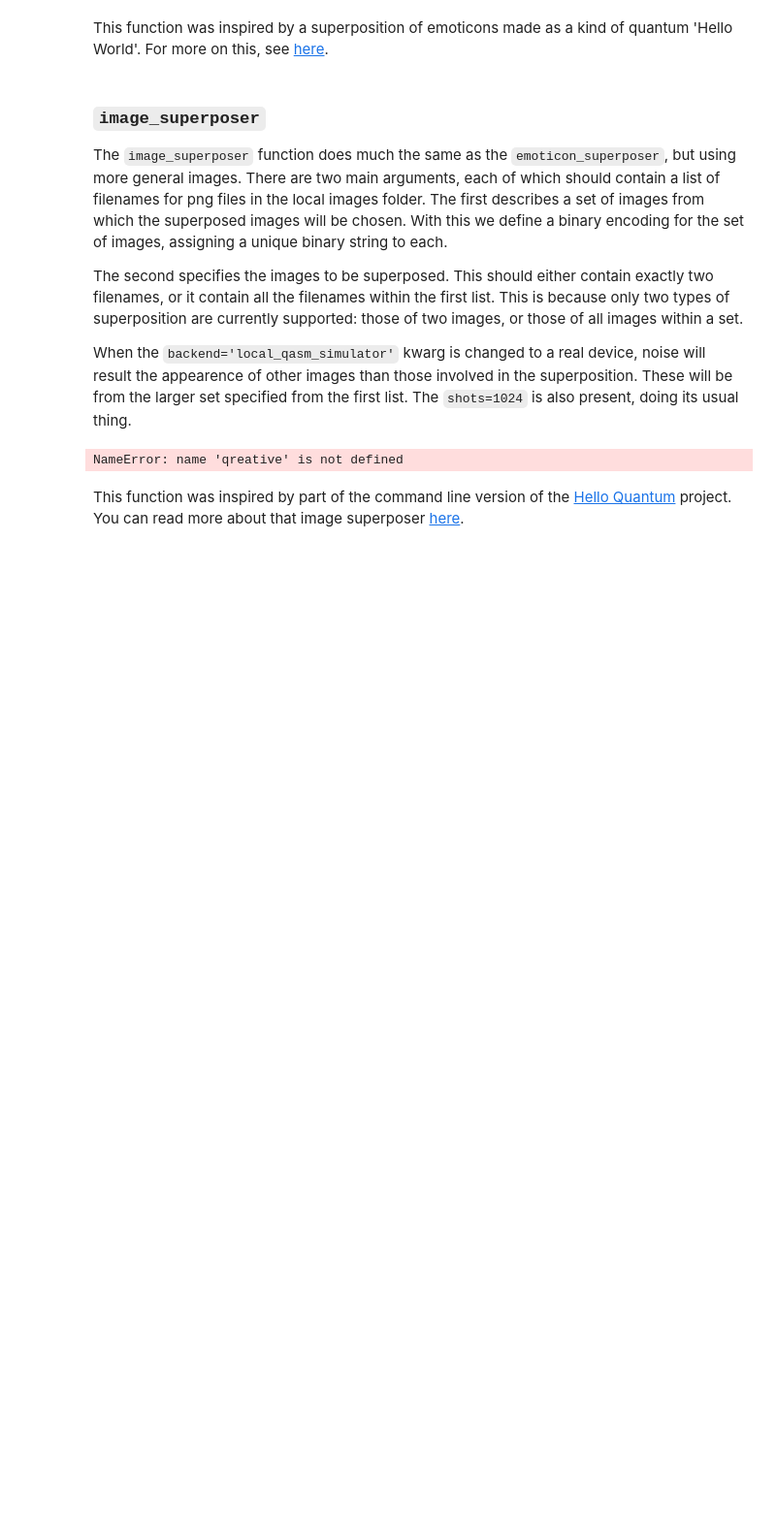
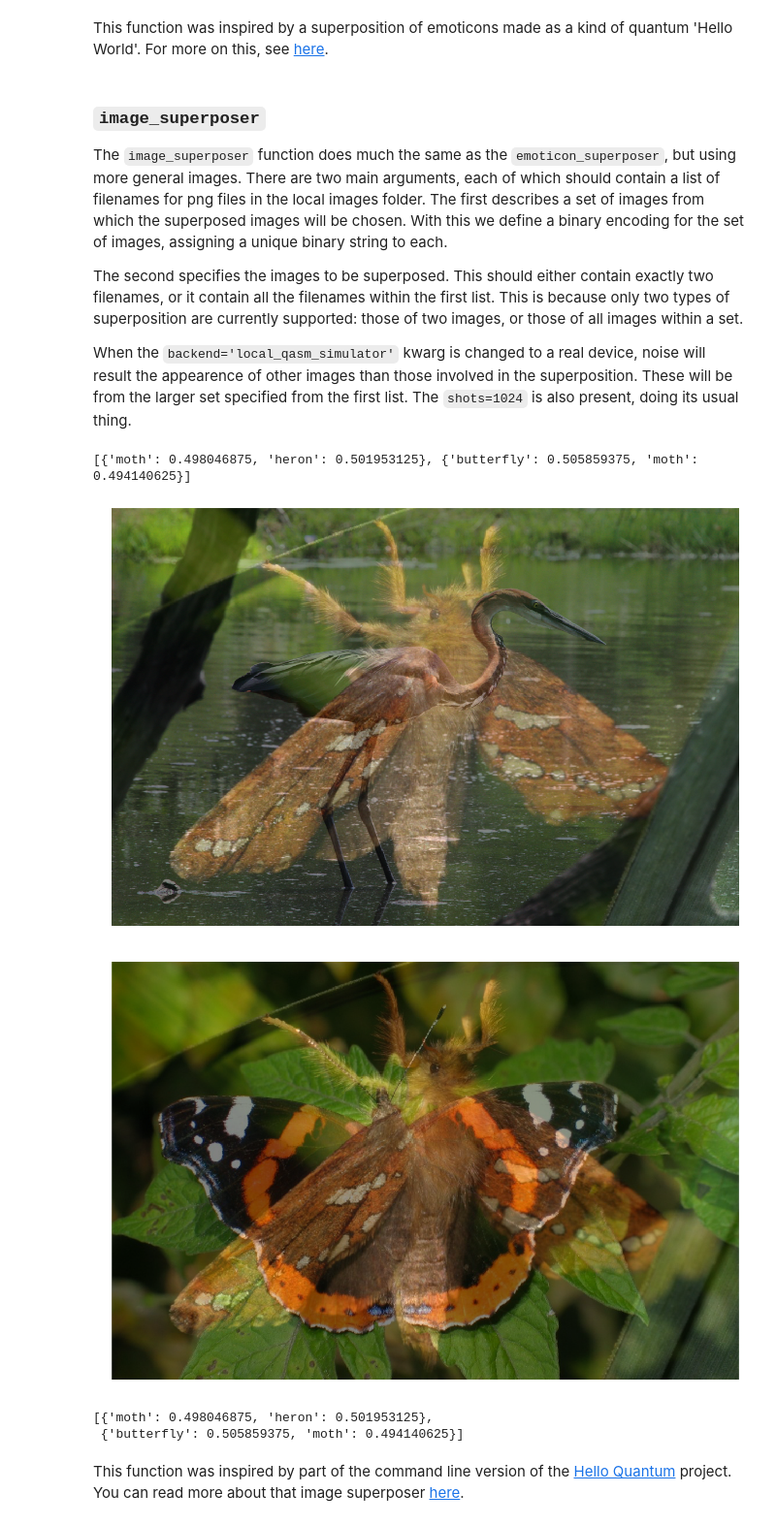
Before and after one commit to quantumjim/qreative, a Jupyter notebook: tutorials/how-to-use--superposers.ipynb, the cells around one changed output. Shown at 97% size. Cells and saved outputs as stored; diff of their text form; code cells hidden in the pictures; blank space fills up the shorter version.

```diff
--- a/tutorials/how-to-use--superposers.ipynb
+++ b/tutorials/how-to-use--superposers.ipynb
@@ -95,8 +95,12 @@ The second specifies the images to be superposed. This should either contain exa
 
 When the `backend='local_qasm_simulator'` kwarg is changed to a real device, noise will result the appearence of other images than those involved in the superposition. These will be from the larger set specified from the first list. The `shots=1024` is also present, doing its usual thing.
 # %%
-qreative.image_superposer(['butterfly','moth','heron'],['moth','heron'])
+qreative.image_superposer(['butterfly','moth','heron'],[['moth','heron'],['moth','butterfly']])
 # %% [output]
-NameError: name 'qreative' is not defined
+[{'moth': 0.498046875, 'heron': 0.501953125}, {'butterfly': 0.505859375, 'moth': 0.494140625}]
+[figure, added]
+[figure, added]
+[{'moth': 0.498046875, 'heron': 0.501953125},
+ {'butterfly': 0.505859375, 'moth': 0.494140625}]
 # %% [markdown]
 This function was inspired by part of the command line version of the [Hello Quantum](http://helloquantum.mybluemix.net/) project. You can read more about that image superposer [here](https://medium.com/qiskit/a-quantum-superposition-of-a-tiger-and-a-bear-b461e3b23908).
```
Also changed, not shown: parts of 3 cells of this notebook, 14 other files.
